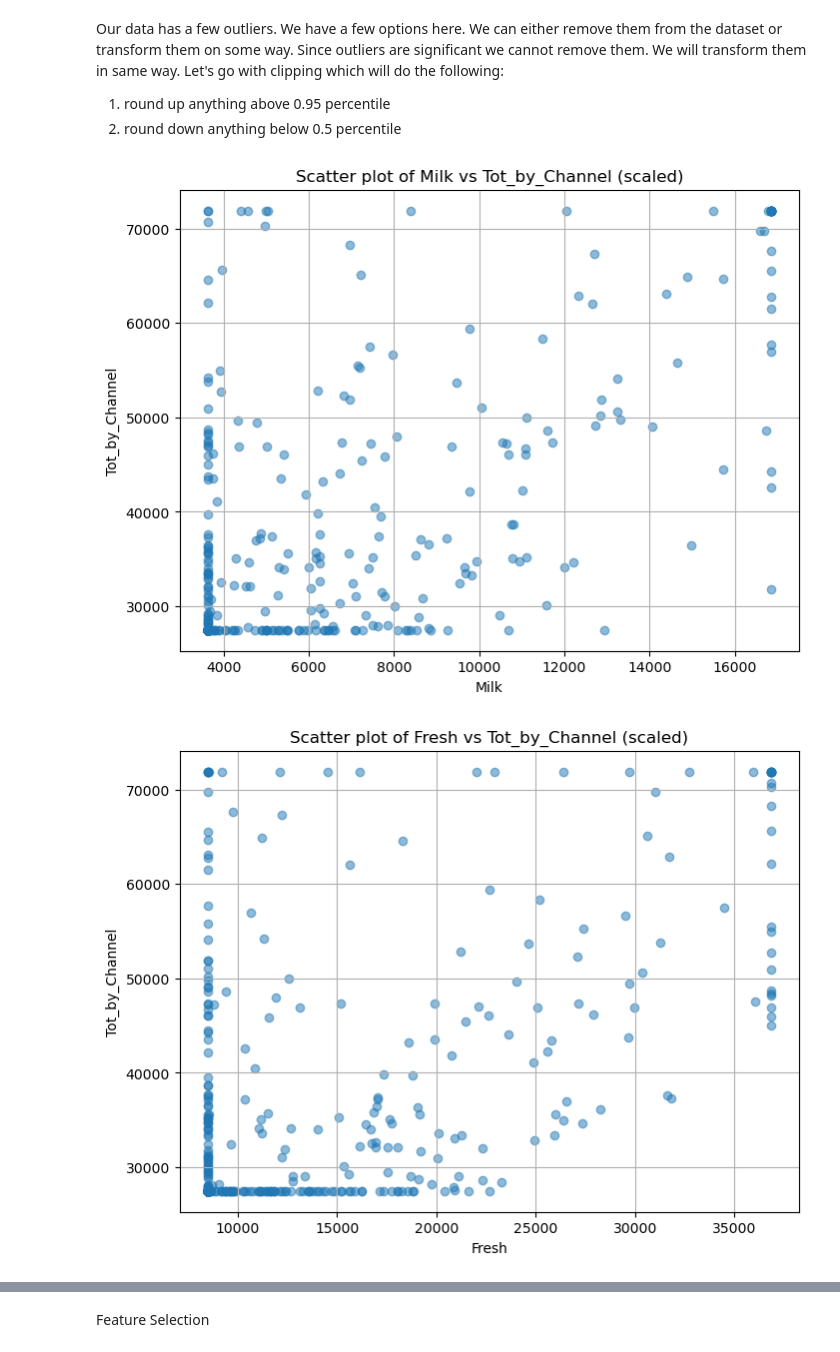
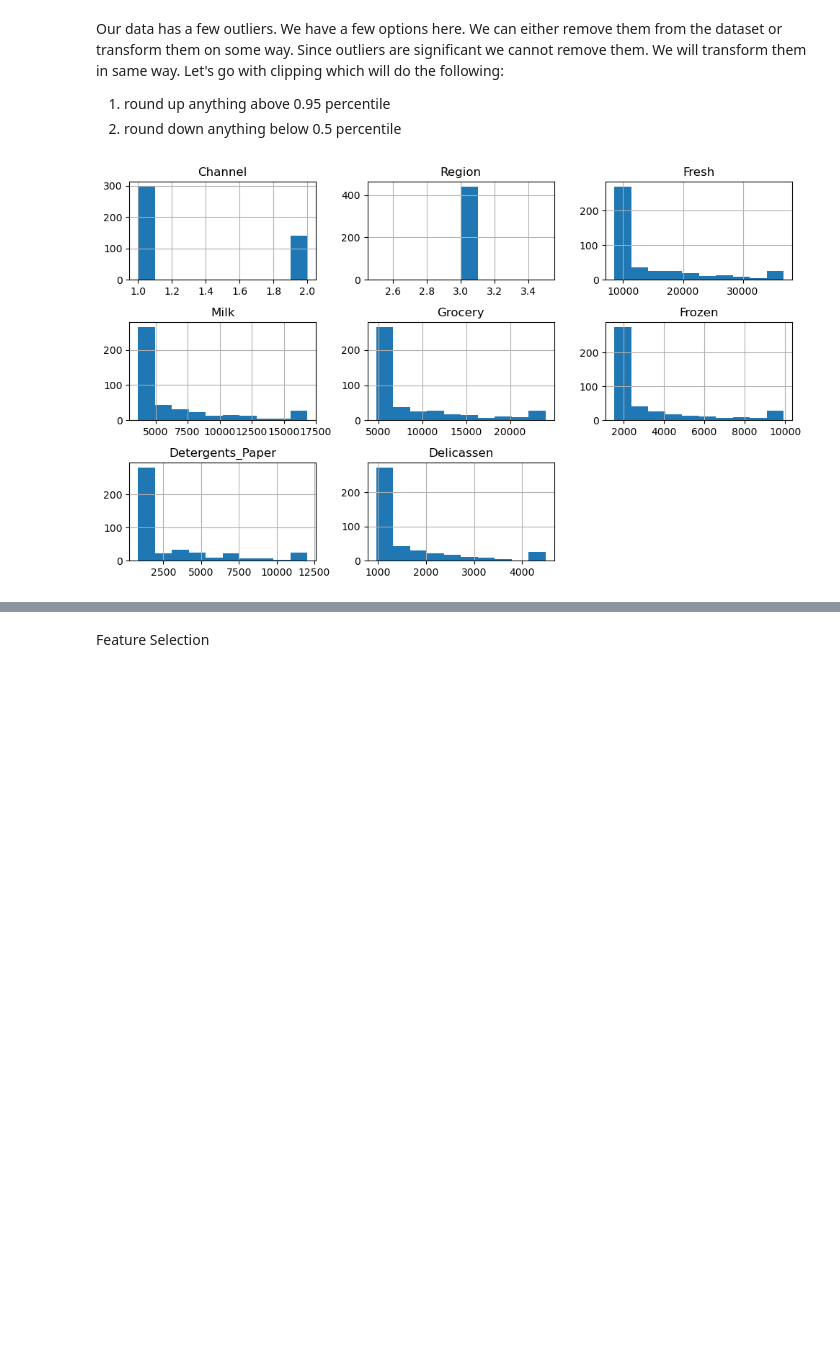
Before and after one commit to inn-ctrl/ml-project-unsupervised-learning, a Jupyter notebook: Unsupervised Learning - Project.ipynb, the cells around one changed output, grey strips where cells are left out. Drawn from its saved outputs; the diff is of its cells as text; code cells hidden in the pictures; blank space fills up the shorter version.

```diff
--- a/Unsupervised Learning - Project.ipynb
+++ b/Unsupervised Learning - Project.ipynb
@@ -32,7 +33,7 @@ from sklearn.cluster import AgglomerativeClustering
 # %% [markdown]
 Data Import
 # %%
-data= pd.read_csv('Wholesale_Data.csv')
+datav= pd.read_csv('Wholesale_Data.csv')
 # %% [markdown]
 Data Cleaning
 # %%
@@ -213,26 +173,15 @@ We will transform them in same way. Let's go with clipping which will do the fol
 1. round up anything above 0.95 percentile
 2. round down anything below 0.5 percentile
 # %%
-up = df.quantile(0.95)
-bottom = df.quantile(0.5)
+up = data.quantile(0.95)
+bottom = data.quantile(0.5)
 
-clipped_df = df.clip(upper=up, lower=bottom, axis = 1)
-new_df_cols = ['Milk', 'Fresh','Grocery', 'Frozen', 'Detergents_Paper', 'Delicassen', 'Tot_by_Channel']
-target_column ='Tot_by_Channel'
-new_df = clipped_df[new_df_cols]
-new_df
+clipped_df = data.clip(upper = up, lower = bottom, axis = 1)
+new_df = clipped_df
 
 # Visualize the clipped data
-for col in new_df_cols:
-    plt.figure(figsize=(8, 6))
-    plt.scatter(new_df[col], new_df[target_column], alpha=0.5)
-    plt.title(f"Scatter plot of {col} vs {target_column} (scaled)")
-    plt.xlabel(col)
-    plt.ylabel(target_column)
-    plt.grid(True)
-    plt.show()
-
-#These graphs are a bit better compared to the df dataset because now there are no outliers (we clipped them). Now the new dataset can be defined where there are no outliers (new_df)
+new_df.hist(figsize = (10, 6))
+plt.tight_layout()
+plt.show()
 # %% [output]
-[figure, old version]
+[figure, new version]
-[figure, removed]
```
Also changed, not shown: parts of 34 cells of this notebook, 1 other file.
